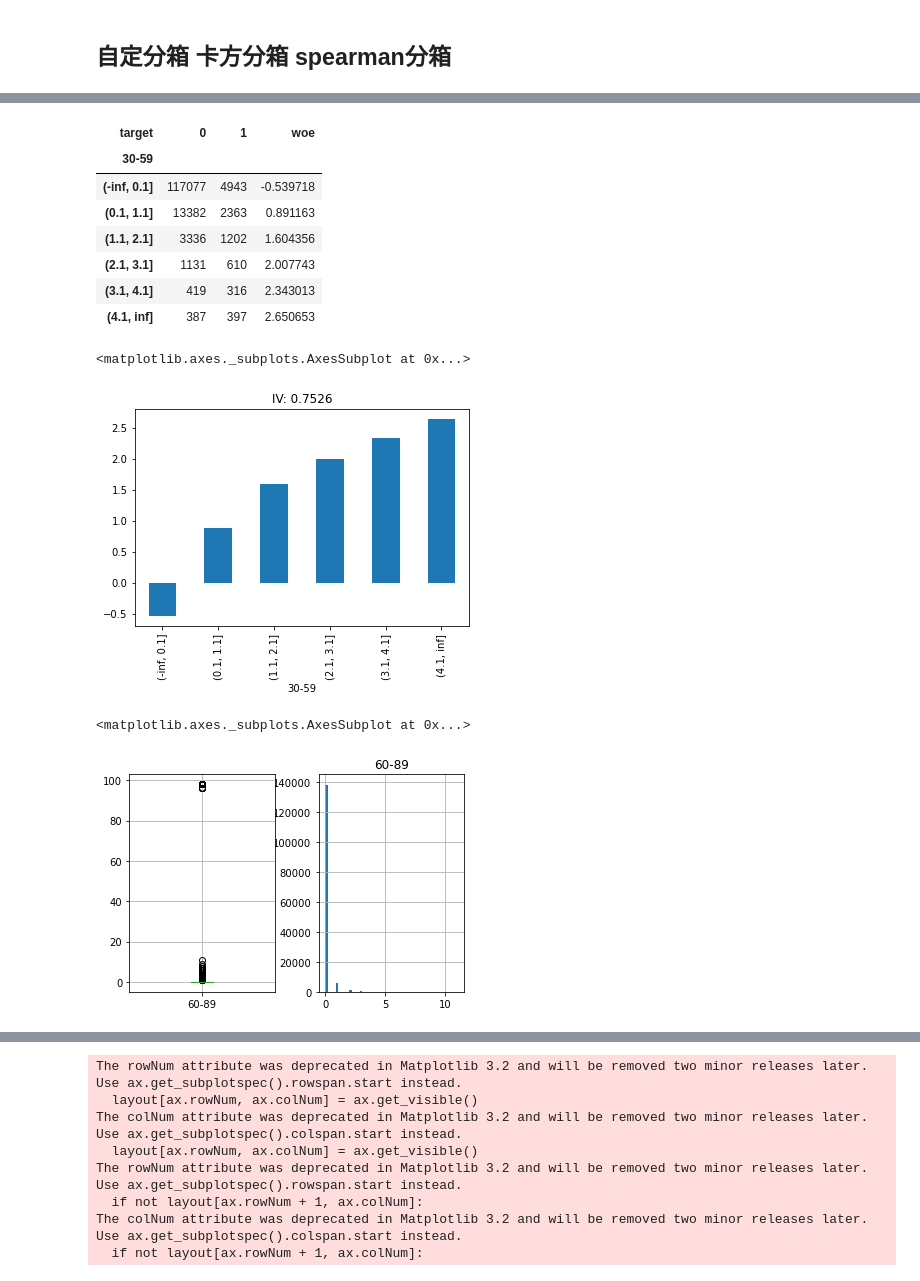
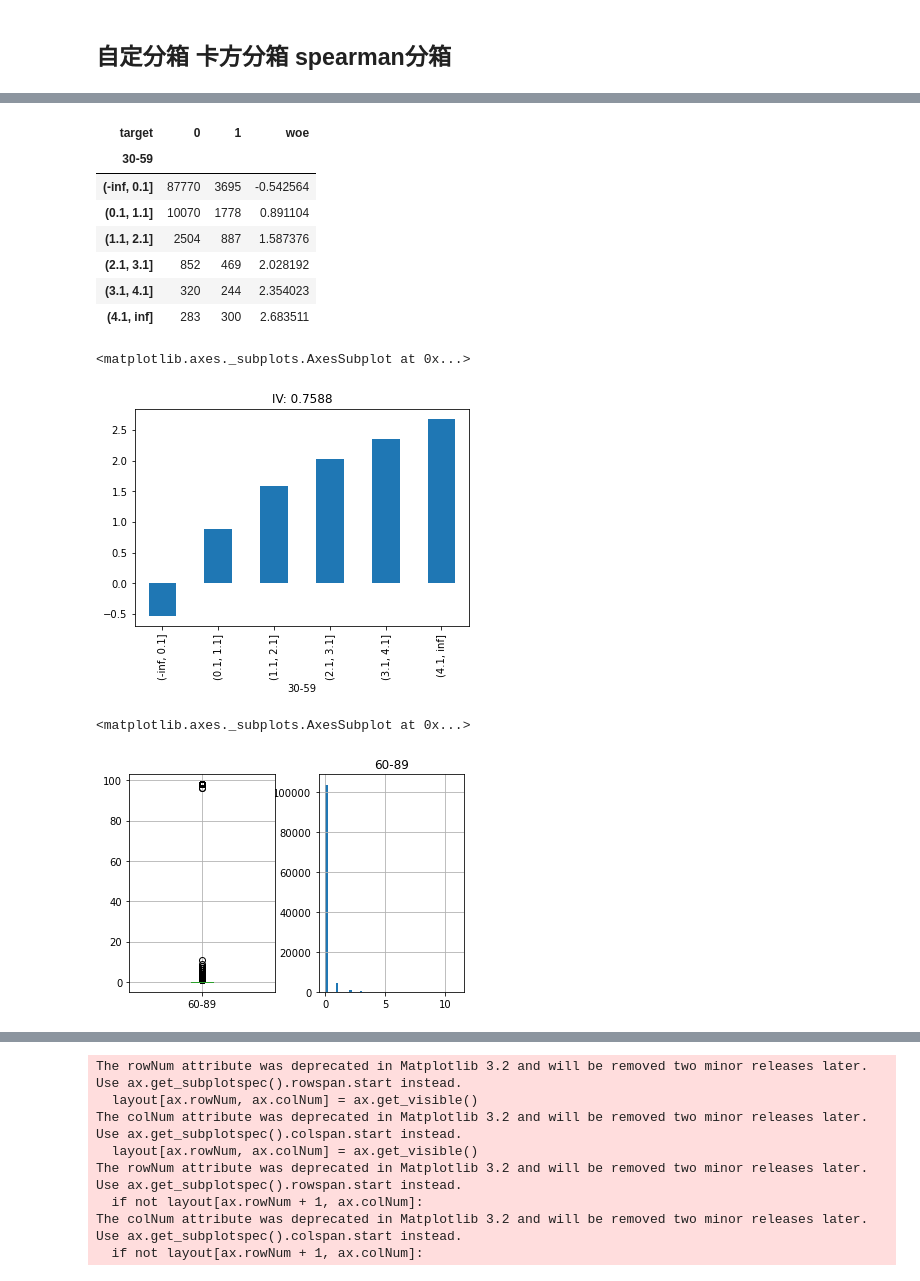
Before and after one commit to 123385918/Python-Science-Handbook, a Jupyter notebook: Kaggle--Give me some Credite.ipynb, the cells around one changed output, grey strips where cells are left out. Cells and saved outputs as stored; diff of their text form; code cells hidden in the pictures.

```diff
--- a/Kaggle--Give me some Credite.ipynb
+++ b/Kaggle--Give me some Credite.ipynb
@@ -189,3 +171,5 @@ data_train.reset_index(drop=True, inplace=True)
+# %%
+df_train, df_test = train_test_split(data_train,stratify=data_train.target)
 # %% [markdown]
 ## 自定分箱 卡方分箱 spearman分箱
 # %%
@@ -356,25 +338,25 @@ display(n30_box,n30_box.woe.plot(kind='bar',title=f'IV: {n30_iv:.4f}')) ## 每
 # %%
 split = [-np.inf,.1,*np.arange(1.1,5,1),np.inf]
-n30_box,n30_iv = init_box(data_train[['30-59','target']],split)
-display(n30_box,n30_box.woe.plot(kind='bar',title=f'IV: {n30_iv:.4f}')) ## 每箱数量差别太大，改手动分箱。
+n30_box,n30_iv = init_box(df_train[['30-59','target']],split)
+display(n30_box,n30_box.woe.plot(kind='bar',title=f'IV: {n30_iv:.4f}'))
 # %% [output]
 | target | 0 | 1 | woe |
 | 30-59 |  |  |  |
-| (-inf, 0.1] | 117077 | 4943 | -0.539718 |
-| (0.1, 1.1] | 13382 | 2363 | 0.891163 |
-| (1.1, 2.1] | 3336 | 1202 | 1.604356 |
-| (2.1, 3.1] | 1131 | 610 | 2.007743 |
-| (3.1, 4.1] | 419 | 316 | 2.343013 |
-| (4.1, inf] | 387 | 397 | 2.650653 |
+| (-inf, 0.1] | 87770 | 3695 | -0.542564 |
+| (0.1, 1.1] | 10070 | 1778 | 0.891104 |
+| (1.1, 2.1] | 2504 | 887 | 1.587376 |
+| (2.1, 3.1] | 852 | 469 | 2.028192 |
+| (3.1, 4.1] | 320 | 244 | 2.354023 |
+| (4.1, inf] | 283 | 300 | 2.683511 |
 <matplotlib.axes._subplots.AxesSubplot at 0x...>
 [figure]
 # %%
 ax1 = plt.subplot(122)
-data_train.loc[data_train['60-89'].lt(20),['60-89']].hist(ax=ax1,bins=50)
+df_train.loc[df_train['60-89'].lt(20),['60-89']].hist(ax=ax1,bins=50)
 ax2=plt.subplot(121)
-data_train[['60-89']].boxplot(ax=ax2)
+df_train[['60-89']].boxplot(ax=ax2)
 # %% [output]
 <matplotlib.axes._subplots.AxesSubplot at 0x...>
-[figure, old version]
+[figure, new version]
 # %%
 n60_box,n60_iv = chi2_box(data_train[['60-89','target']],20,.05)
```
Also changed, not shown: parts of 61 cells of this notebook.
